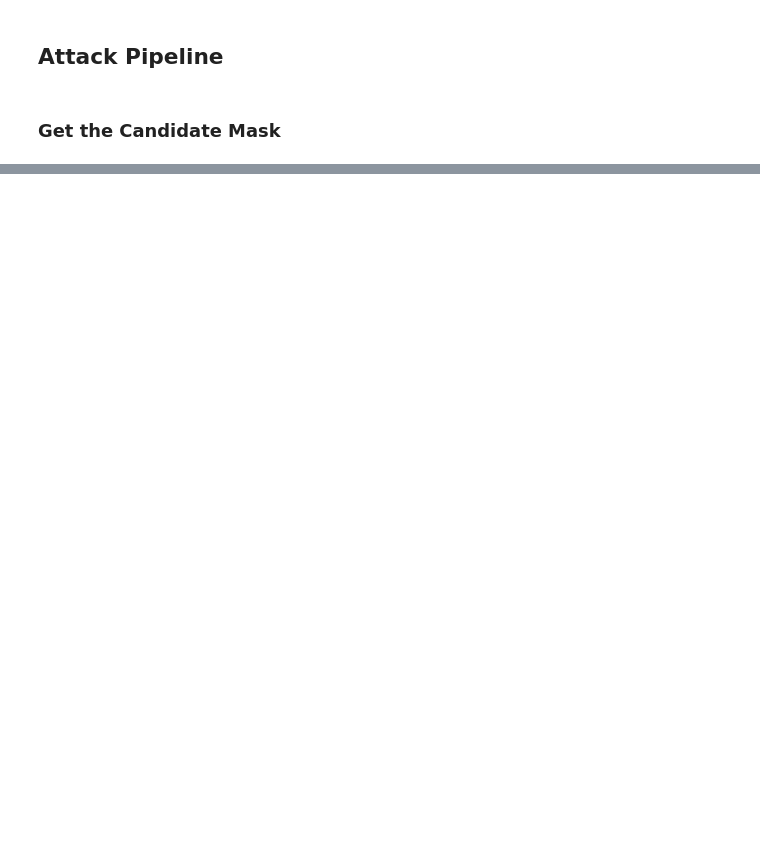
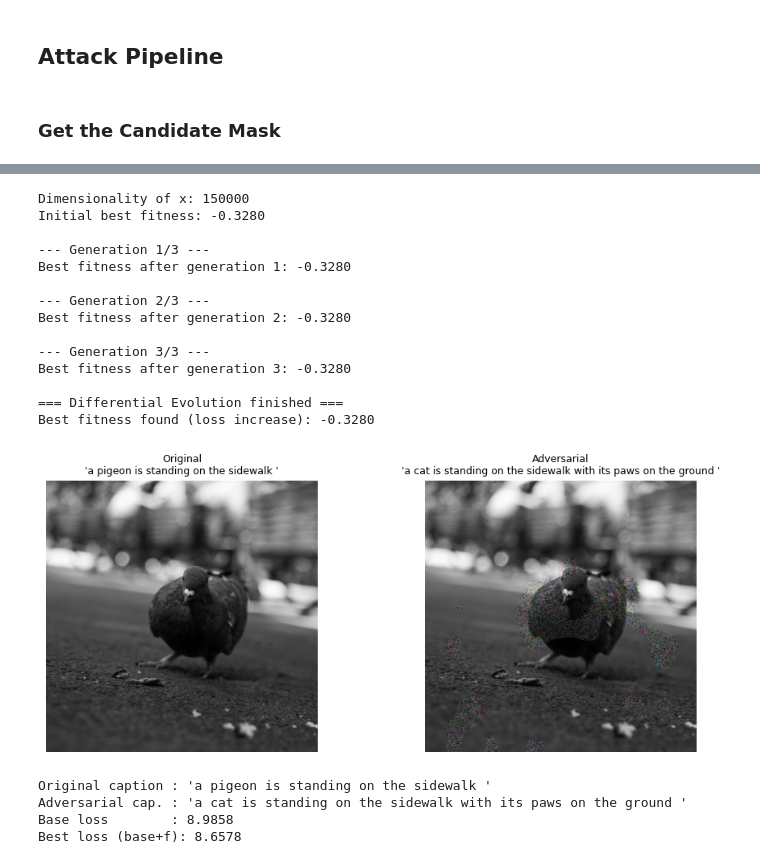
Before and after one commit to seue24/Advanced-Machine-Learning-for-Natural-Language-Processing, a Jupyter notebook: Yoshi_Notebook.ipynb, the cells around one changed output, grey strips where cells are left out. Cells and saved outputs as stored; diff of their text form; code cells hidden in the pictures; blank space fills up the shorter version.

```diff
--- a/Yoshi_Notebook.ipynb
+++ b/Yoshi_Notebook.ipynb
@@ -478,31 +550,51 @@ best_x, best_f = differential_evolution(
     generations=3,   # small number of iterations for testing
     F=0.6,
     CR=0.7,
-    eps=20.0,       # allow strong per-channel perturbations
+    eps=100.0,       # allow strong per-channel perturbations
 )
 
 print("\n=== Differential Evolution finished ===")
 print(f"Best fitness found (loss increase): {best_f:.4f}")
 
 # Create best adversarial image from the found perturbation
 best_img = apply_perturbation(base_array, best_x, candidate_pixels)
 best_caption = generate_caption(best_img)
 
 plt.figure(figsize=(10, 4))
 plt.subplot(1, 2, 1)
 plt.imshow(base_img)
 plt.title(f"Original\n'{base_caption}'", fontsize=9)
 plt.axis("off")
 
 plt.subplot(1, 2, 2)
 plt.imshow(best_img)
 plt.title(f"Adversarial\n'{best_caption}'", fontsize=9)
 plt.axis("off")
 
 plt.tight_layout()
 plt.show()
 
 print(f"\nOriginal caption : '{base_caption}'")
 print(f"Adversarial cap. : '{best_caption}'")
 print(f"Base loss        : {base_loss:.4f}")
 print(f"Best loss (base+f): {base_loss + best_f:.4f}")
+# %% [output]
+Dimensionality of x: 150000
+Initial best fitness: -0.3280
+
+--- Generation 1/3 ---
+Best fitness after generation 1: -0.3280
+
+--- Generation 2/3 ---
+Best fitness after generation 2: -0.3280
+
+--- Generation 3/3 ---
+Best fitness after generation 3: -0.3280
+
+=== Differential Evolution finished ===
+Best fitness found (loss increase): -0.3280
+[figure, added]
+Original caption : 'a pigeon is standing on the sidewalk '
+Adversarial cap. : 'a cat is standing on the sidewalk with its paws on the ground '
+Base loss        : 8.9858
+Best loss (base+f): 8.6578
```
Also changed, not shown: parts of 10 cells of this notebook.
